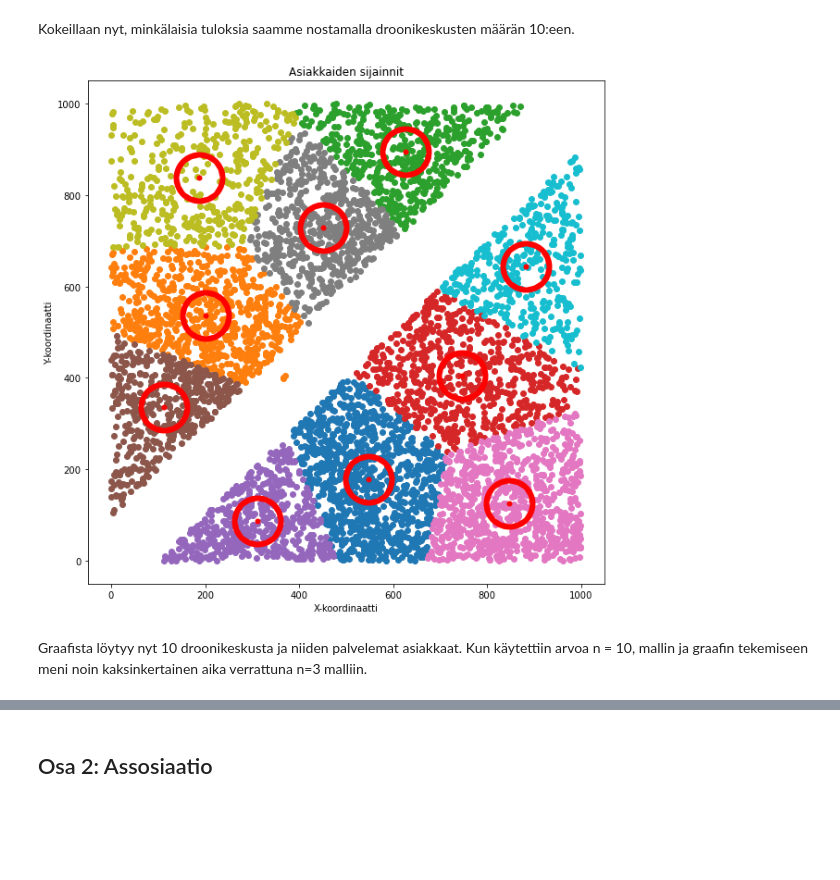
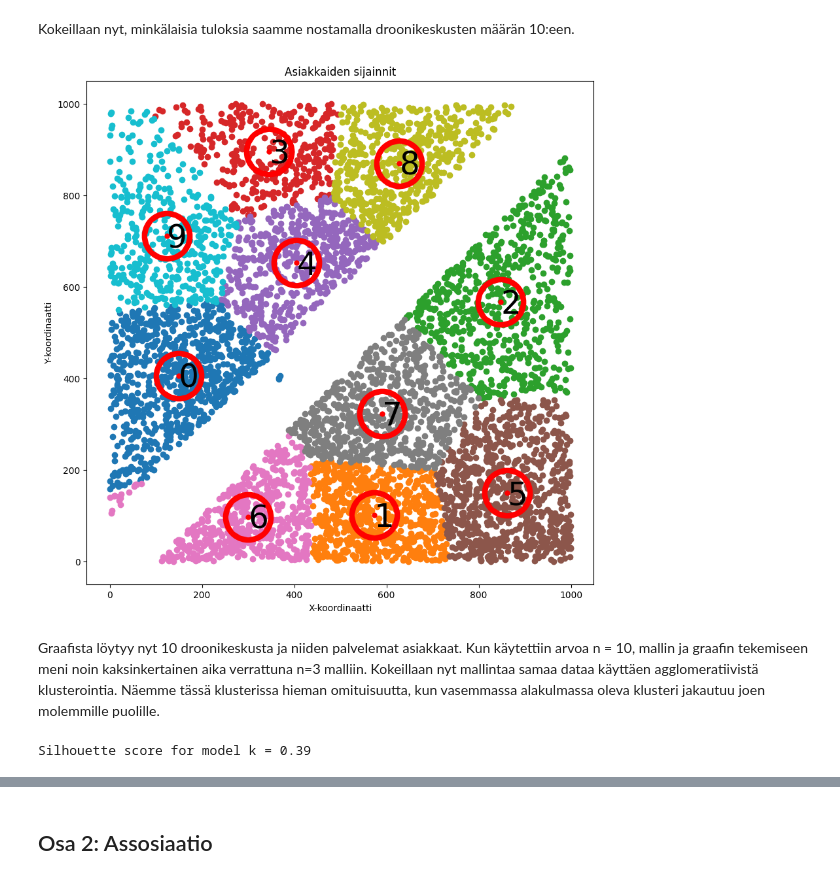
Before and after one commit to kassu11/machine-learning-AMK, a Jupyter notebook: Clustering_and_association_rule_mining/Clustering_and_association.ipynb, the cells around one changed output, grey strips where cells are left out. Saved outputs shown, nothing was run; the diff lists cells and outputs as text; code cells hidden in the pictures; blank space fills up the shorter version.

```diff
--- a/Clustering_and_association_rule_mining/Clustering_and_association.ipynb
+++ b/Clustering_and_association_rule_mining/Clustering_and_association.ipynb
@@ -93,9 +96,10 @@ plt.show()
 Tästä graafista näemme, mikä on optimaalinen määrä klustereita. Tämän datasetin tapauksessa paras määrä näyttää olevan 3, koska 3:n jälkeen WCSS-arvo (within-cluster sum of squared distances) ei laske jyrkästi kuten ennen 3:a.
 # %%
 # Create the scatter plot
-plt.figure(figsize=(10,10))
+plt.figure(figsize=(10, 10))
 for i in range(n):
-    plt.scatter(df_cust['x'][model_k.labels_==i], df_cust['y'][model_k.labels_==i])
+    plt.scatter(df_cust['x'][model_k.labels_ == i], df_cust['y'][model_k.labels_ == i])
+    plt.text(model_k.cluster_centers_[i][0], model_k.cluster_centers_[i][1] - 25, i, fontsize=35)
 plt.scatter(model_k.cluster_centers_[:, 0], model_k.cluster_centers_[:, 1], color="red", linewidths=50)
 plt.title('Asiakkaiden sijainnit')
 plt.xlabel('X-koordinaatti')
@@ -128,17 +140,23 @@ Kokeillaan nyt, minkälaisia tuloksia saamme nostamalla droonikeskusten määrä
 # %%
 n = 10
 model_k = KMeans(n_clusters=n, random_state=42)
 model_k.fit(df_cust)
 
-plt.figure(figsize=(10,10))
+plt.figure(figsize=(10, 10))
 for i in range(n):
-    plt.scatter(df_cust['x'][model_k.labels_==i], df_cust['y'][model_k.labels_==i])
+    plt.scatter(df_cust['x'][model_k.labels_ == i], df_cust['y'][model_k.labels_ == i])
+    plt.text(model_k.cluster_centers_[i][0], model_k.cluster_centers_[i][1] - 25, i, fontsize=35)
 plt.scatter(model_k.cluster_centers_[:, 0], model_k.cluster_centers_[:, 1], color="red", linewidths=50)
 plt.title('Asiakkaiden sijainnit')
 plt.xlabel('X-koordinaatti')
 plt.ylabel('Y-koordinaatti')
 plt.show()
 # %% [output]
-[figure, old version]
+[figure, new version]
 # %% [markdown]
-Graafista löytyy nyt 10 droonikeskusta ja niiden palvelemat asiakkaat. Kun käytettiin arvoa n = 10, mallin ja graafin tekemiseen meni noin kaksinkertainen aika verrattuna n=3 malliin.
+Graafista löytyy nyt 10 droonikeskusta ja niiden palvelemat asiakkaat. Kun käytettiin arvoa n = 10, mallin ja graafin tekemiseen meni noin kaksinkertainen aika verrattuna n=3 malliin. Kokeillaan nyt mallintaa samaa dataa käyttäen agglomeratiivistä klusterointia. Näemme tässä klusterissa hieman omituisuutta, kun vasemmassa alakulmassa oleva klusteri jakautuu joen molemmille puolille.
+# %%
+labels_k = model_k.labels_
+print('Silhouette score for model k = %.2f' % silhouette_score(df_cust, labels_k))
+# %% [output]
+Silhouette score for model k = 0.39
```
Also changed, not shown: parts of 43 cells of this notebook.
